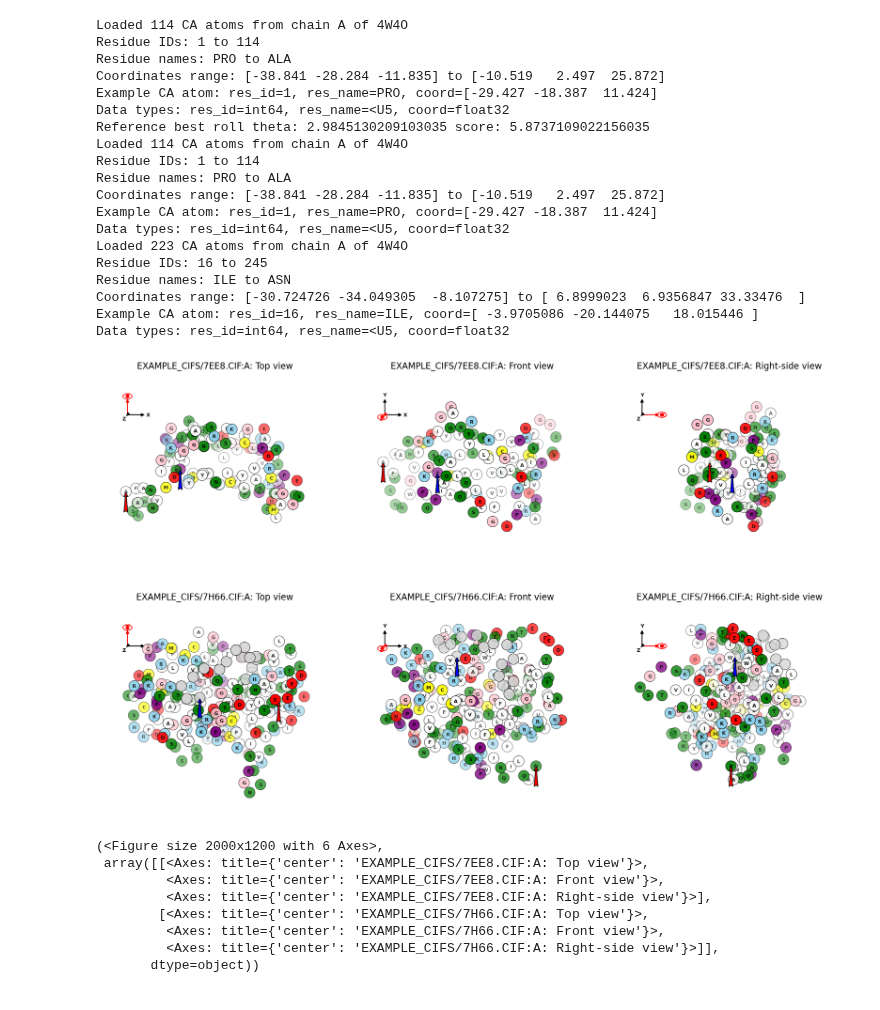
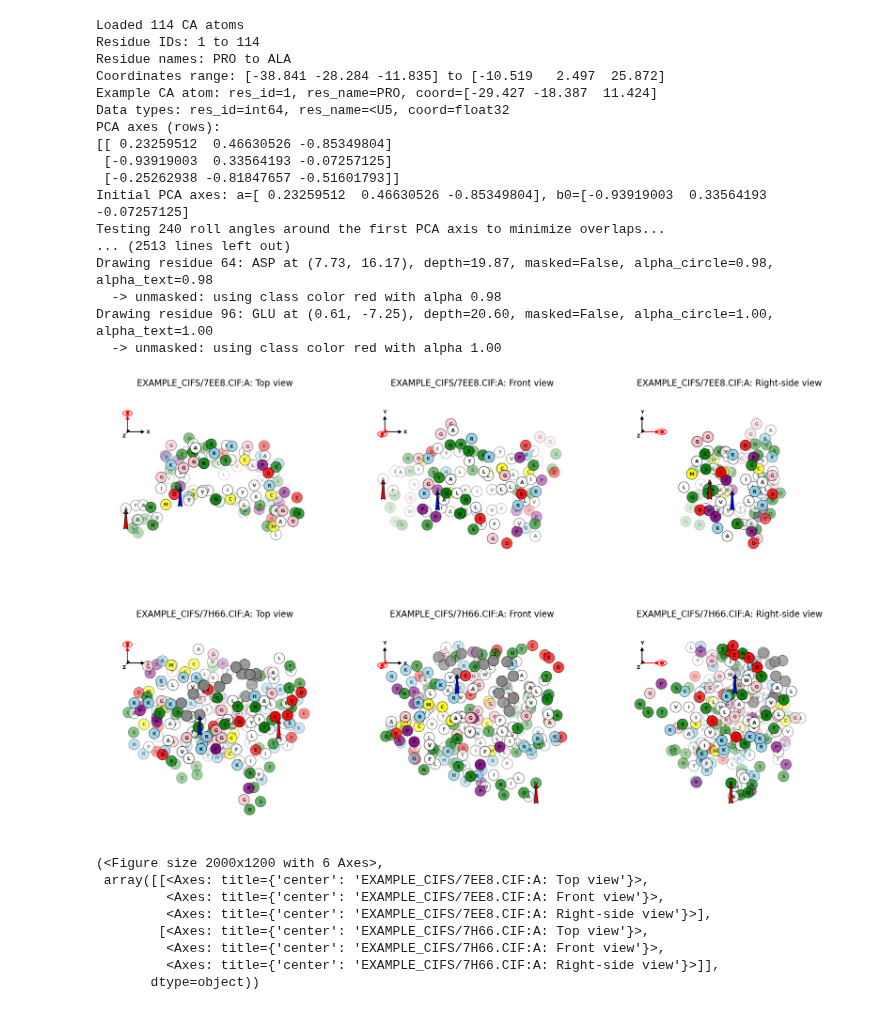
Before and after one commit to WenyueDai/Playground_biotite_atomworks_small, a Jupyter notebook: 20260214_biotite_image_globule_project.ipynb, the cells around one changed output. Saved outputs shown, nothing was run; the diff lists cells and outputs as text; code cells hidden in the pictures.

```diff
--- a/20260214_biotite_image_globule_project.ipynb
+++ b/20260214_biotite_image_globule_project.ipynb
@@ -66,10 +67,10 @@ def aa_class(res3: str) -> str:
     return residue_class.get(res3.upper(), "n")
 # %%
-# =========================
 # Load CA only
-# =========================
 
-def load_chain_atoms(file: str, chain_id: str, model: int = 1):
+
+def load_chain_atoms(file, chain_id, model: int = 1):
+    # support file path or PDB ID; auto-detect format by extension or length
     if file.endswith(".cif"):
         arr = pdbx.CIFFile.read(file)
         arr = pdbx.get_structure(arr, model=model)
@@ -88,12 +89,12 @@ def load_chain_atoms(file: str, chain_id: str, model: int = 1):
     aa = arr[struc.filter_amino_acids(arr) & (arr.chain_id == chain_id)]
     return aa
 
-def extract_ca(chain_atoms: struc.AtomArray):
+def extract_ca(chain_atoms):
+    # Filter CA atoms and sort by residue id (ignoring insertion codes for simplicity)
     ca = chain_atoms[chain_atoms.atom_name == "CA"]
-    # sort by residue id (simple; ignores insertion codes)
     order = np.argsort(ca.res_id.astype(int))
     ca = ca[order]
-    print(f"Loaded {len(ca)} CA atoms from chain {chain_id} of {pdb}")
+    print(f"Loaded {len(ca)} CA atoms")
     print(f"Residue IDs: {ca.res_id[0]} to {ca.res_id[-1]}")
     print(f"Residue names: {ca.res_name[0]} to {ca.res_name[-1]}")
     print(f"Coordinates range: {ca.coord.min(axis=0)} to {ca.coord.max(axis=0)}")
@@ -166,10 +183,10 @@ def project_with_camera_raw(coords3d, a, b0, theta):
 
     return xy
 # %%
-# =========================
 # Mask + draw
-# =========================
-def build_mask(res_ids: np.ndarray, mask_ranges):
+def build_mask(res_ids, mask_ranges):
+    # res_ids: (N,) int array of residue IDs
+    # mask_ranges: list of (start, end) tuples; inclusive ranges to mask
     if not mask_ranges:
         return np.zeros(len(res_ids), dtype=bool)
     mask = np.zeros(len(res_ids), dtype=bool)
@@ -177,25 +194,23 @@ def build_mask(res_ids: np.ndarray, mask_ranges):
         mask |= (res_ids >= start) & (res_ids <= end)
     return mask
 
-def depth_to_alpha(depth: np.ndarray, a_far: float, a_near: float):
+def depth_to_alpha(depth, a_far, a_near):
     """
     depth: (N,) real values; larger = nearer (by our convention).
     Returns alpha in [a_far, a_near], with far=low alpha, near=high alpha.
     """
-    dmin = float(np.min(depth))
+    dmin = float(np.min(depth)) # user defined convention: smaller depth = farther, larger depth = nearer
     dmax = float(np.max(depth))
     t = (depth - dmin) / (dmax - dmin + 1e-12)  # 0..1
     return a_far + (a_near - a_far) * t
 
-# =========================
 # Depth-aware renderer (circles + text with different alpha)
-# =========================
 def draw_on_axis_depth(ax,
-                       xy: np.ndarray,
-                       depth: np.ndarray,
-                       res_names: np.ndarray,
-                       mask: np.ndarray,
-                       title: str,
+                       xy,
+                       depth,
+                       res_names,
+                       mask,
+                       title,
                        *,
                        radius=RADIUS,
                        mask_color=MASK_COLOR):
@@ -214,14 +229,17 @@ def draw_on_axis_depth(ax,
         x, y = float(xy[idx, 0]), float(xy[idx, 1])
         rn = res_names[idx]
         is_masked = bool(mask[idx])
+        print(f"Drawing residue {idx}: {rn} at ({x:.2f}, {y:.2f}), depth={depth[idx]:.2f}, masked={is_masked}, alpha_circle={a_circle[idx]:.2f}, alpha_text={a_text[idx]:.2f}")
 
         if is_masked:
             face = mask_color
             # alpha_c = 0.2 + 0.5 * float(a_circle[idx])
             alpha_c = float(a_circle[idx])
+            print(f"  -> masked: using mask color {mask_color} with alpha {alpha_c:.2f}")
         else:
             face = CLASS_TO_FILL.get(aa_class(rn), "white")
             alpha_c = float(a_circle[idx])
+            print(f"  -> unmasked: using class color {face} with alpha {alpha_c:.2f}")
 
         # zorder rises with k so later (near) draws on top
         z_circle = 2 * k
@@ -289,7 +307,6 @@ def draw_on_axis_depth(ax,
         zorder=top
     )
 
-
     ax.axis("off")
 # %%
 from matplotlib.patches import FancyArrowPatch, Ellipse, Circle
@@ -531,37 +546,35 @@ def align_and_plot_three_views_depth(entries, model=1):
 # %%
 # entries = [
 #     {"pdb": "1H9V", "chain": "A", "mask_ranges": [(232, 300), (400, 450)]},
 #     {"pdb": "1E4J", "chain": "A", "mask_ranges": [(0, 30)]},
 # ]
 
 entries = [
-    {"pdb": "example_cifs/7ee8.cif", "chain": "A", "mask_ranges": [(232, 300), (400, 450)]},
+    {"pdb": "example_cifs/7ee8.cif", "chain": "A", "mask_ranges": [(0, 30)]},
     {"pdb": "example_cifs/7h66.cif", "chain": "A", "mask_ranges": [(0, 30)]},
 ]
 
 
 align_and_plot_three_views_depth(entries, model=1)
 # %% [output]
-Loaded 114 CA atoms from chain A of 4W4O
+Loaded 114 CA atoms
 Residue IDs: 1 to 114
 Residue names: PRO to ALA
 Coordinates range: [-38.841 -28.284 -11.835] to [-10.519   2.497  25.872]
 Example CA atom: res_id=1, res_name=PRO, coord=[-29.427 -18.387  11.424]
 Data types: res_id=int64, res_name=<U5, coord=float32
-Reference best roll theta: 2.9845130209103035 score: 5.8737109022156035
-Loaded 114 CA atoms from chain A of 4W4O
-Residue IDs: 1 to 114
-Residue names: PRO to ALA
-Coordinates range: [-38.841 -28.284 -11.835] to [-10.519   2.497  25.872]
-Example CA atom: res_id=1, res_name=PRO, coord=[-29.427 -18.387  11.424]
-Data types: res_id=int64, res_name=<U5, coord=float32
-Loaded 223 CA atoms from chain A of 4W4O
-Residue IDs: 16 to 245
-Residue names: ILE to ASN
-Coordinates range: [-30.724726 -34.049305  -8.107275] to [ 6.8999023  6.9356847 33.33476  ]
-Example CA atom: res_id=16, res_name=ILE, coord=[ -3.9705086 -20.144075   18.015446 ]
-Data types: res_id=int64, res_name=<U5, coord=float32
+PCA axes (rows):
+[[ 0.23259512  0.46630526 -0.85349804]
+ [-0.93919003  0.33564193 -0.07257125]
+ [-0.25262938 -0.81847657 -0.51601793]]
+Initial PCA axes: a=[ 0.23259512  0.46630526 -0.85349804], b0=[-0.93919003  0.33564193 -0.07257125]
+Testing 240 roll angles around the first PCA axis to minimize overlaps...
+... (2513 lines left out)
+Drawing residue 64: ASP at (7.73, 16.17), depth=19.87, masked=False, alpha_circle=0.98, alpha_text=0.98
+  -> unmasked: using class color red with alpha 0.98
+Drawing residue 96: GLU at (0.61, -7.25), depth=20.60, masked=False, alpha_circle=1.00, alpha_text=1.00
+  -> unmasked: using class color red with alpha 1.00
-[figure, old version]
+[figure, new version]
 (<Figure size 2000x1200 with 6 Axes>,
  array([[<Axes: title={'center': 'EXAMPLE_CIFS/7EE8.CIF:A: Top view'}>,
          <Axes: title={'center': 'EXAMPLE_CIFS/7EE8.CIF:A: Front view'}>,
```
Also changed, not shown: parts of 5 cells of this notebook.
